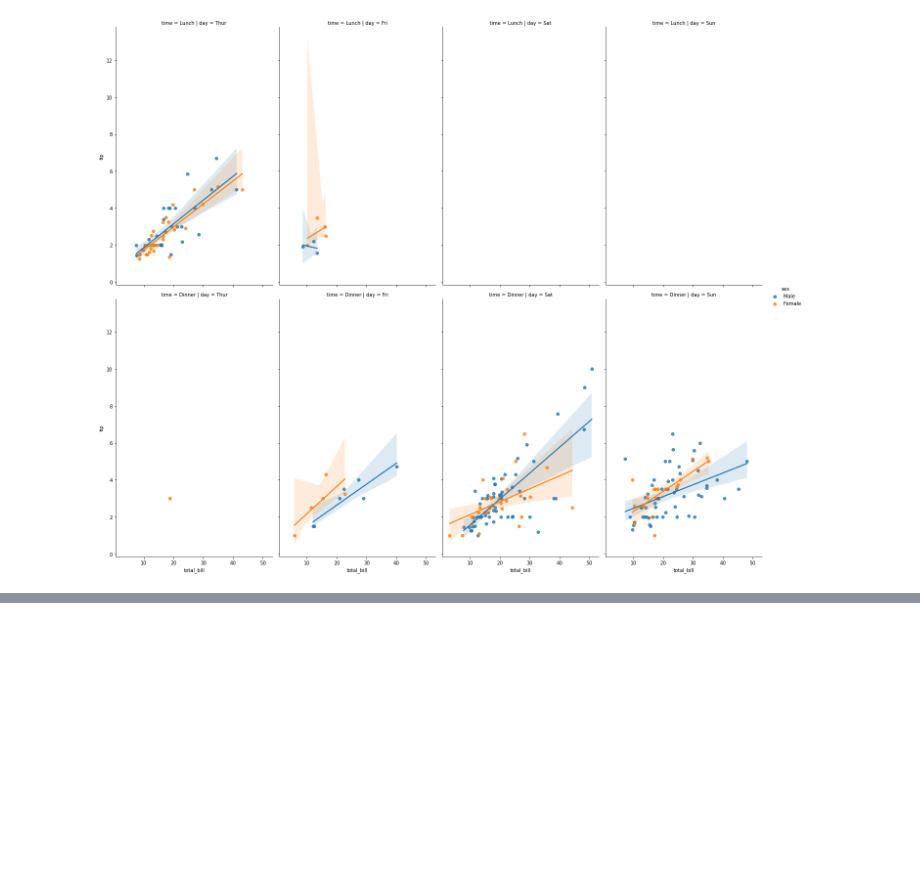
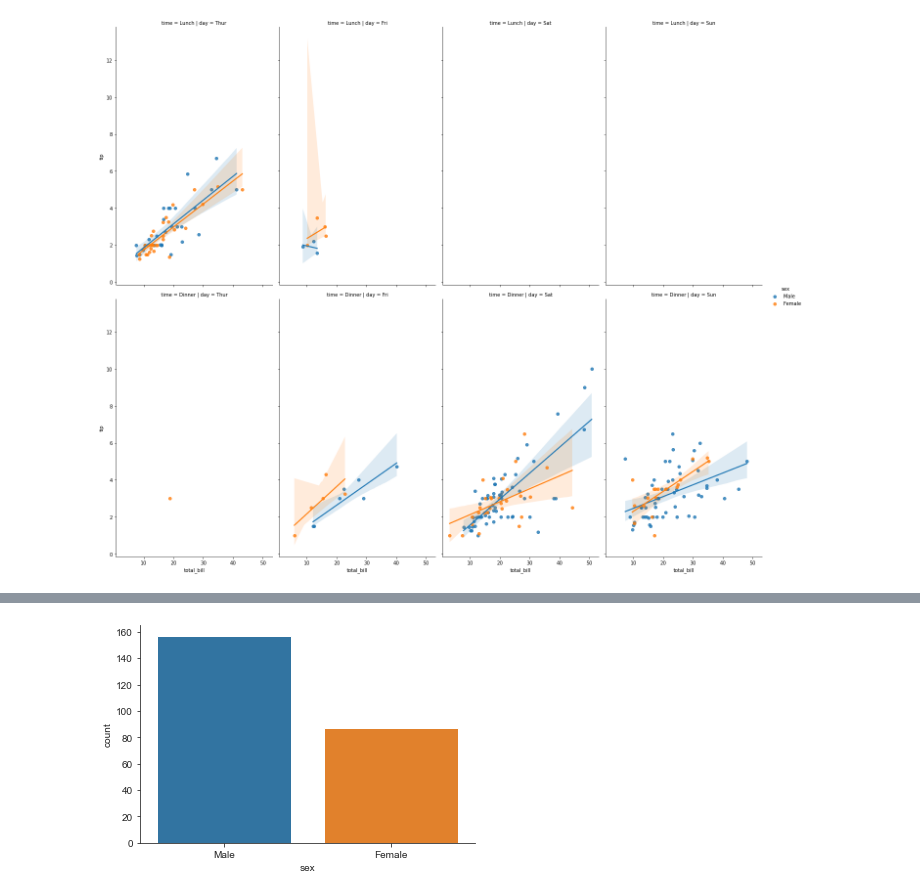
Before and after one commit to Zynith/Data-Science-and-Machine-Learning-Bootcamp, a Jupyter notebook: Visualizations.ipynb, the cells around one changed output, grey strips where cells are left out. Cells and saved outputs as stored; diff of their text form; code cells hidden in the pictures; blank space fills up the shorter version.

```diff
--- a/Visualizations.ipynb
+++ b/Visualizations.ipynb
@@ -549,0 +583,7 @@ sns.lmplot(x = "total_bill", y = "tip", data = tips, col = "day",\
+# %%
+sns.set_style("ticks")
+sns.countplot(x = "sex", data = tips)
+sns.despine()
+plt.show()
+# %% [output]
+[figure, added]
```
Also changed, not shown: parts of 12 cells of this notebook.
